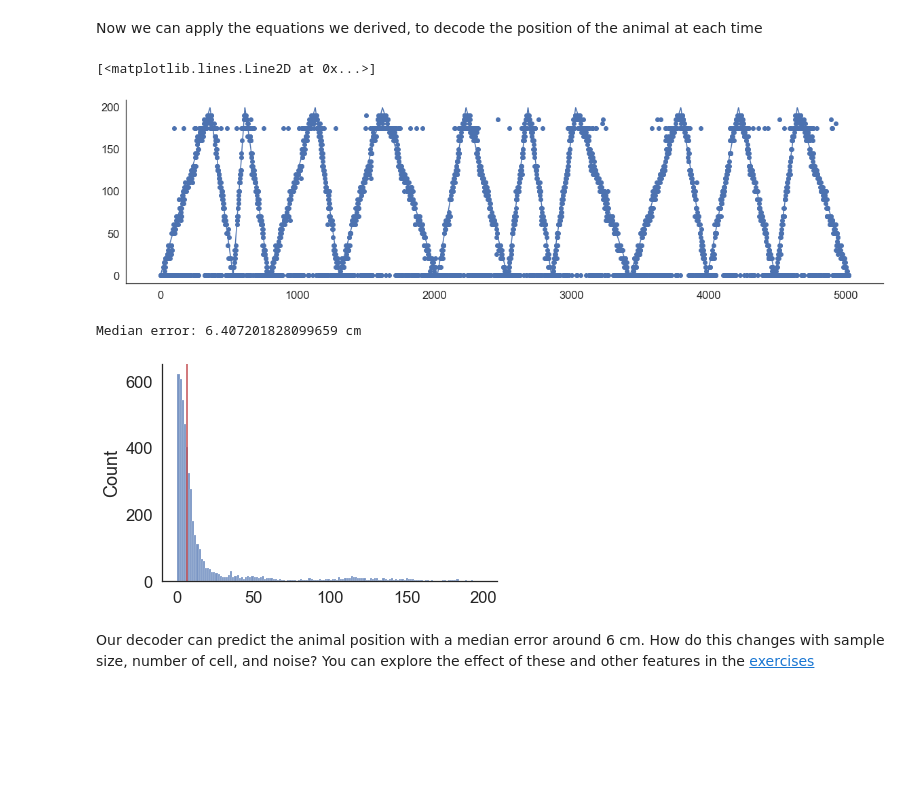
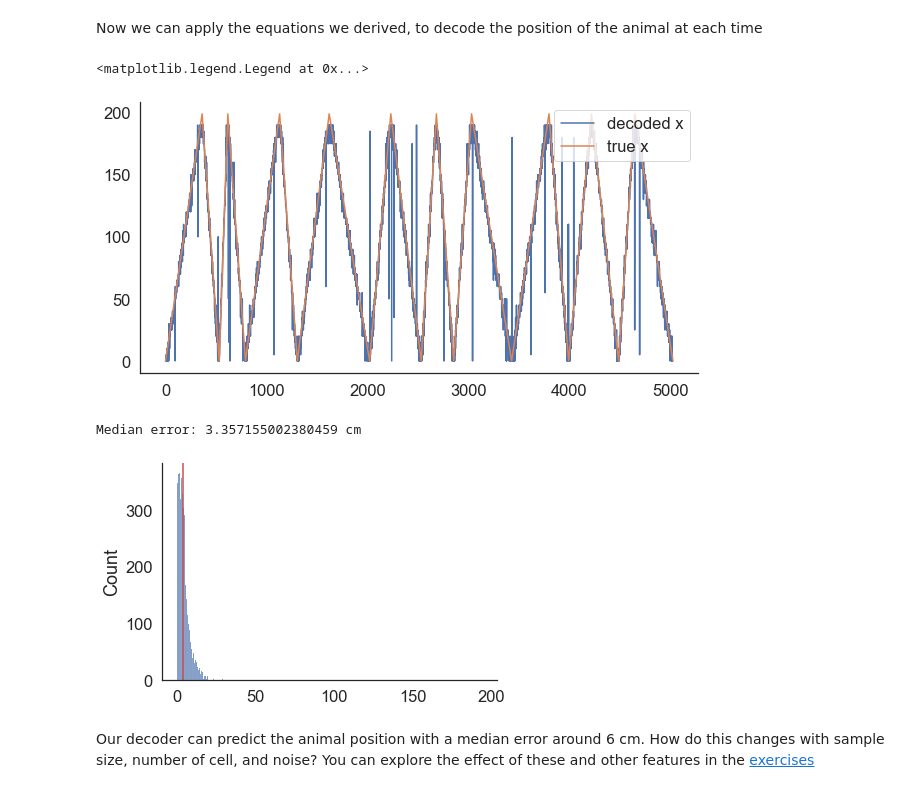
Before and after one commit to xamweil/population-methods, a Jupyter notebook: 02-bayes-decoding/bayes-decoding.ipynb, the cells around one changed output. Drawn from its saved outputs; the diff is of its cells as text; code cells hidden in the pictures; blank space fills up the shorter version.

```diff
--- a/02-bayes-decoding/bayes-decoding.ipynb
+++ b/02-bayes-decoding/bayes-decoding.ipynb
@@ -135,19 +136,21 @@ for t_bin in tqdm(range(len(decoding_times))):
         for i in range(len(posterior)):
             # Note that we work with log so that we can sum probabilities
             # instead of multiplying them
-            posterior[i] = sum(np.log(poisson.pmf(spikes_count[t_bin,:],firing_rate_maps[:,i]/fps)+pow(1,-10)));
+            #posterior[i] = sum(np.log(poisson.pmf(spikes_count[t_bin,:],firing_rate_maps[:,i]/fps)+pow(1,-15)))
+            posterior[i] = sum(poisson.logpmf(spikes_count[t_bin,:],firing_rate_maps[:,i]/fps)+pow(1,-15))
 
 
         x_decoded[t_bin] = space_bins[np.argmax(posterior)]
     else:
         x_decoded[t_bin] = np.nan
 # %%
-plt.figure(figsize=(20,5))
-plt.scatter(range(len(x_decoded)),x_decoded)
-plt.plot(true_x)
+plt.figure(figsize=(10,5))
+plt.plot(x_decoded,label= 'decoded x')
+plt.plot(true_x,label = 'true x')
+plt.legend()
 # %% [output]
-[<matplotlib.lines.Line2D at 0x...>]
+<matplotlib.legend.Legend at 0x...>
-[figure, old version]
+[figure, new version]
 # %%
 # error distribution
 mse = np.sqrt((true_x-x_decoded)**2)
@@ -155,8 +158,8 @@ sns.histplot(mse)
 plt.axvline(x = np.nanmedian(mse),c='r')
 print(f'Median error: {np.nanmedian(mse)} cm')
 # %% [output]
-Median error: 6.407201828099659 cm
+Median error: 3.357155002380459 cm
-[figure, old version]
+[figure, new version]
 # %% [markdown]
 Our decoder can predict the animal position with a median error around 6 cm. How do this changes with sample size, number of cell, and noise? You can explore the effect of these and other features in the [exercises](./exercises.ipynb)
 # %% [markdown]
```
Also changed, not shown: parts of 17 cells of this notebook.
